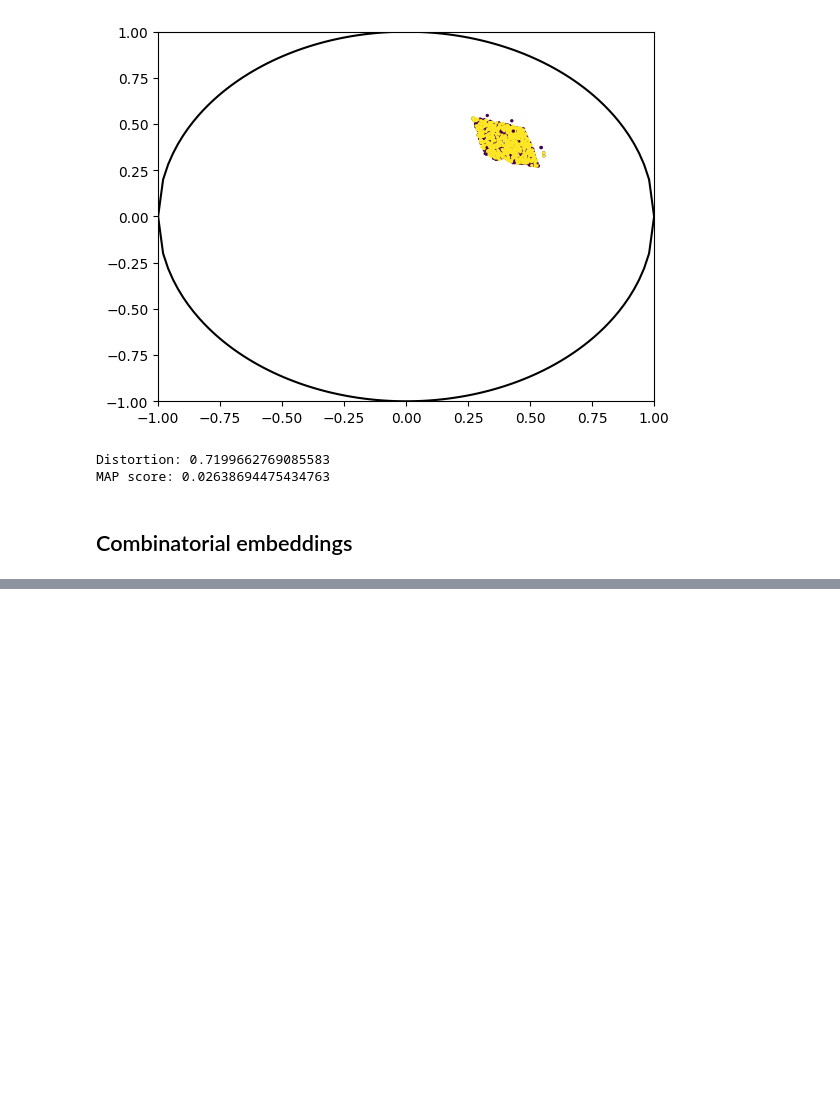
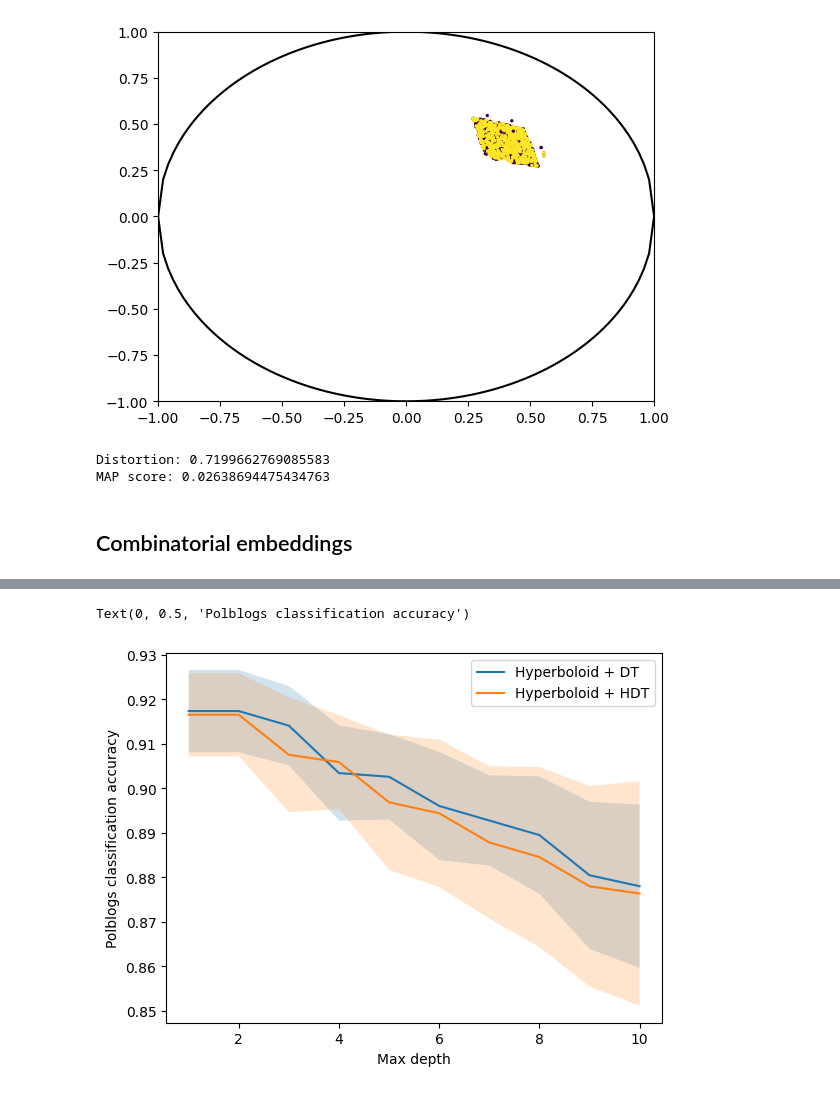
Before and after one commit to pchlenski/hyperdt, a Jupyter notebook: 17_graphs_2.ipynb, the cells around one changed output, grey strips where cells are left out. Drawn from its saved outputs; the diff is of its cells as text; code cells hidden in the pictures; blank space fills up the shorter version.

```diff
--- a/17_graphs_2.ipynb
+++ b/17_graphs_2.ipynb
@@ -339,0 +512,23 @@ if not load:
+# %%
+# Just the hyperboloid + DT vs. HDT methods, plus confidence intervals:
+
+for method in ["Hyperboloid + DT", "Hyperboloid + HDT"]:
+    plt.plot(
+        results[results["Method"] == method]["Depth"],
+        results[results["Method"] == method]["Average"],
+        label=method,
+    )
+    conf_interval = 1.96 * results[results["Method"] == method]["Std"] / np.sqrt(10)
+    plt.fill_between(
+        results[results["Method"] == method]["Depth"],
+        results[results["Method"] == method]["Average"] - conf_interval,
+        results[results["Method"] == method]["Average"] + conf_interval,
+        alpha=0.2,
+    )
+
+plt.legend()
+plt.xlabel("Max depth")
+plt.ylabel("Polblogs classification accuracy")
+# %% [output]
+Text(0, 0.5, 'Polblogs classification accuracy')
+[figure, added]
```
Also changed, not shown: parts of 8 cells of this notebook, 2 other files.
